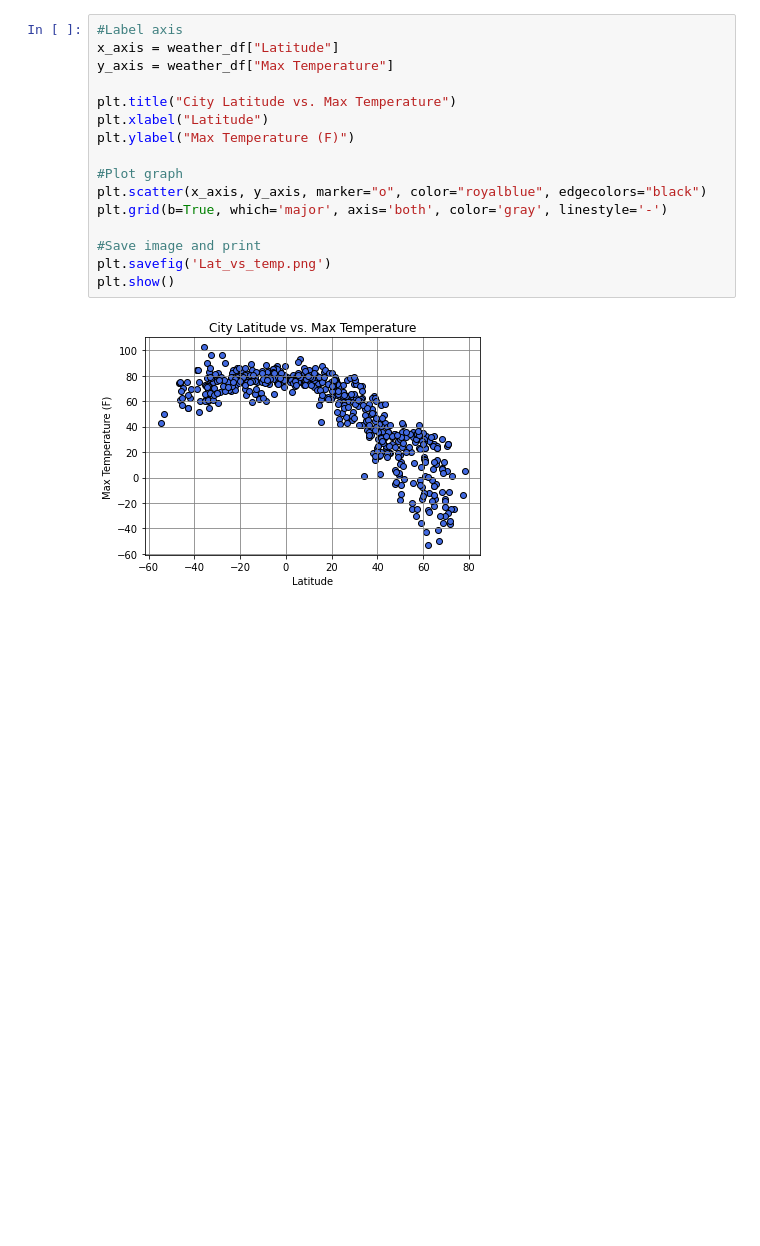
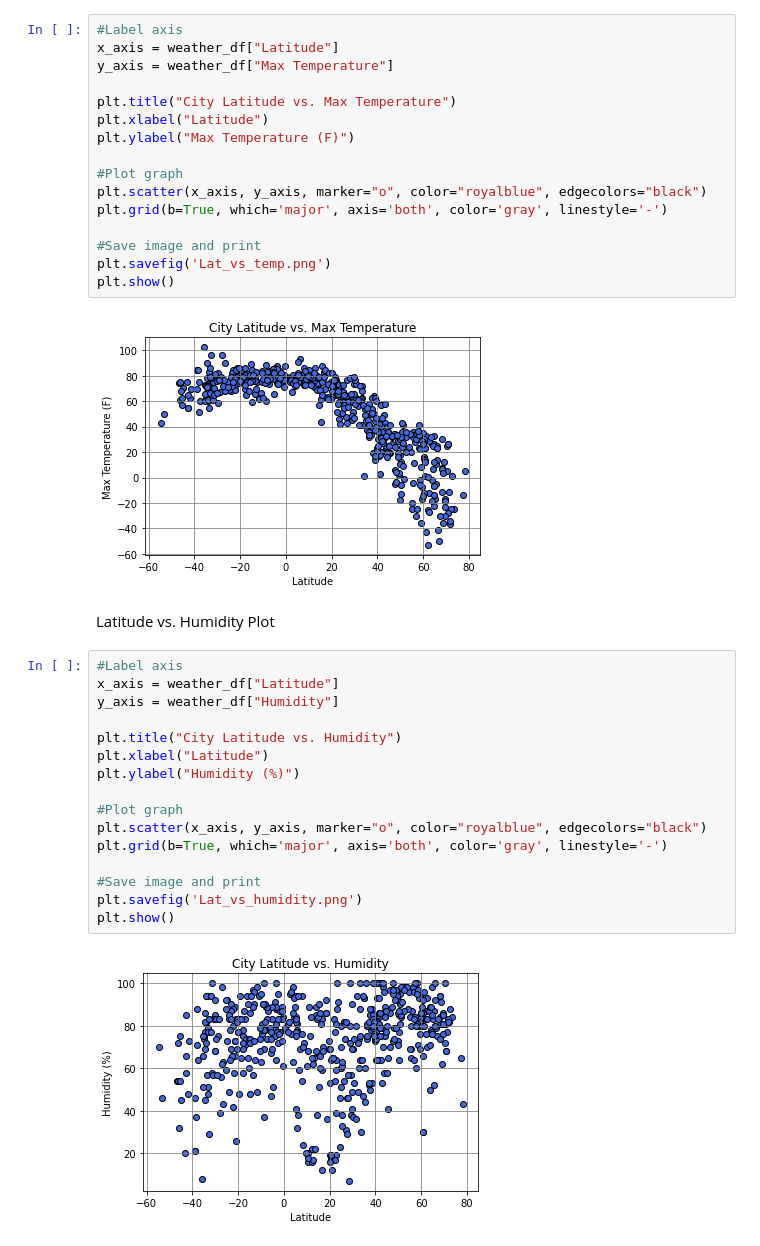
Before and after one commit to ToshaZ/Python-API-Challenge, a Jupyter notebook: WeatherPy/WeatherPy.ipynb, the cells around one changed output. Saved outputs shown, nothing was run; the diff lists cells and outputs as text; blank space fills up the shorter version.

Commit message:
Added cloudiness, humidity and wind speed graph

```diff
--- a/WeatherPy/WeatherPy.ipynb
+++ b/WeatherPy/WeatherPy.ipynb
@@ -187,3 +187,23 @@ plt.savefig('Lat_vs_temp.png')
 plt.show()
 # %% [output]
 [figure]
+# %% [markdown]
+Latitude vs. Humidity Plot
+# %%
+#Label axis
+x_axis = weather_df["Latitude"]
+y_axis = weather_df["Humidity"]
+
+plt.title("City Latitude vs. Humidity")
+plt.xlabel("Latitude")
+plt.ylabel("Humidity (%)")
+
+#Plot graph
+plt.scatter(x_axis, y_axis, marker="o", color="royalblue", edgecolors="black")
+plt.grid(b=True, which='major', axis='both', color='gray', linestyle='-')
+
+#Save image and print
+plt.savefig('Lat_vs_humidity.png')
+plt.show()
+# %% [output]
+[figure, added]
```
Also changed, not shown: parts of 4 cells of this notebook, 3 other files.
